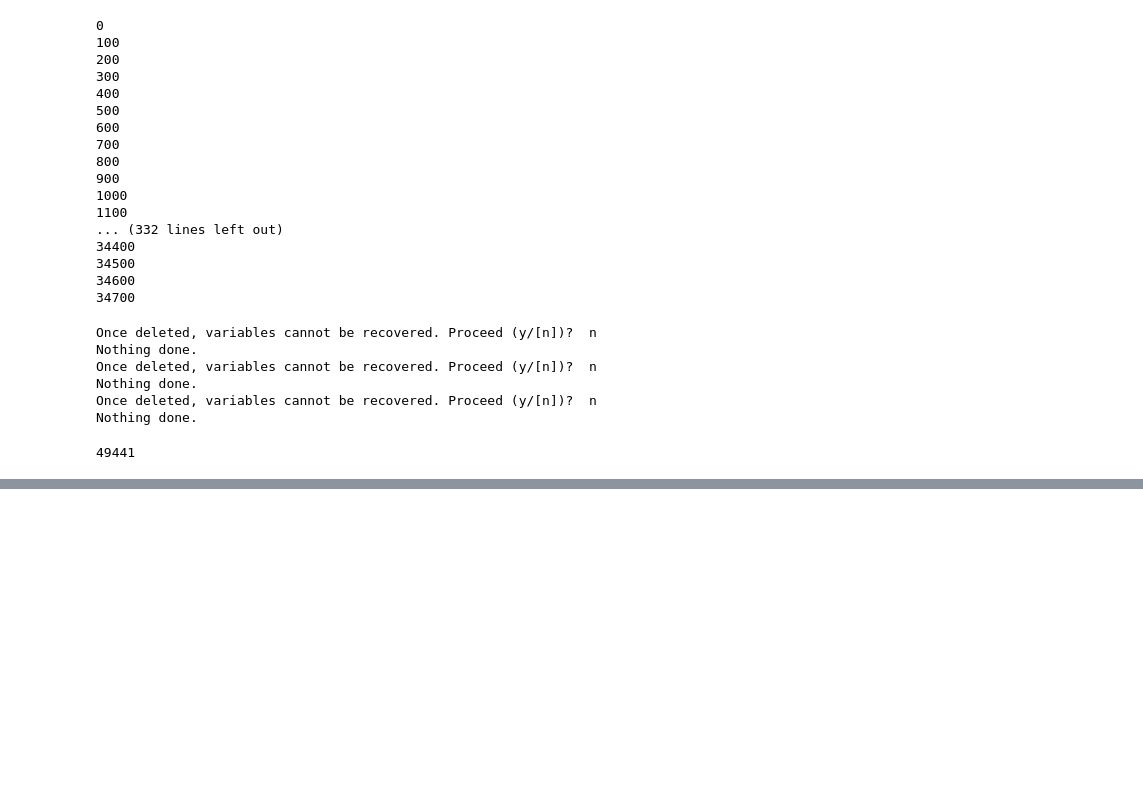
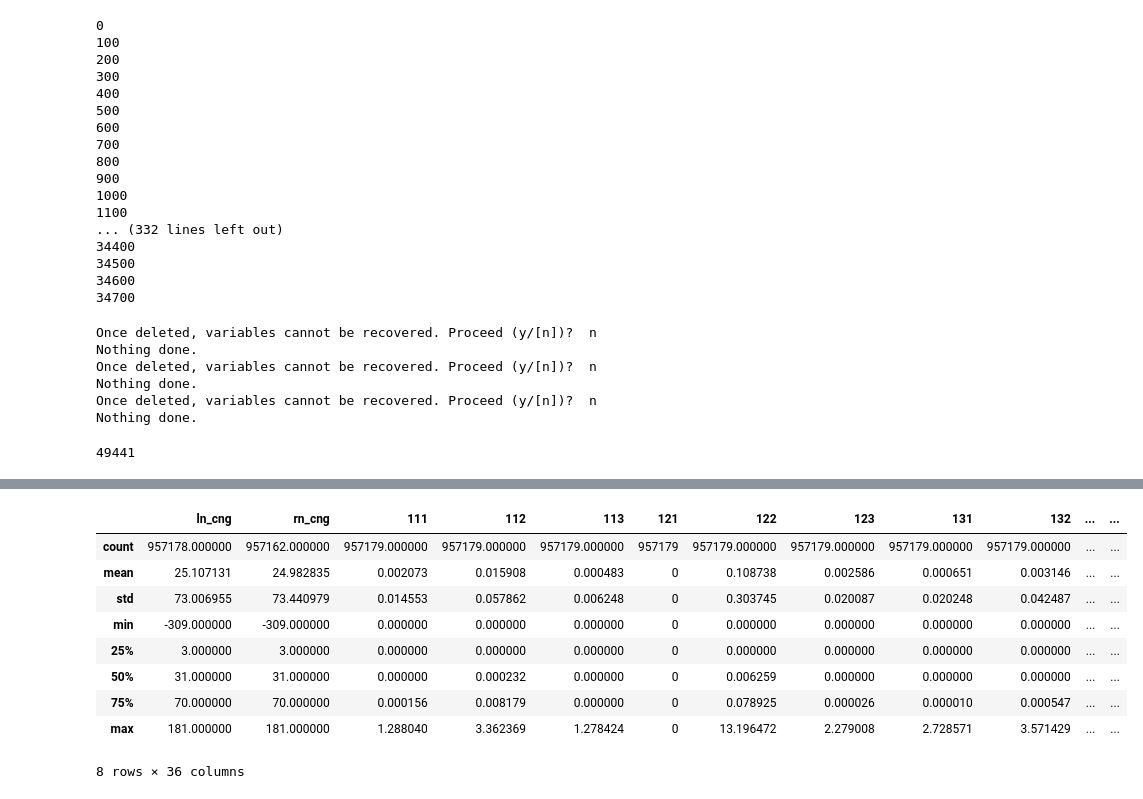
Before and after one commit to bsantraigi/Sanskrit-Segmentation, a Jupyter notebook: test101.ipynb, the cells around one changed output, grey strips where cells are left out. Cells and saved outputs as stored; diff of their text form; code cells hidden in the pictures; blank space fills up the shorter version.

```diff
--- a/test101.ipynb
+++ b/test101.ipynb
@@ -317,0 +319,15 @@ np.sum(allAcc >= 100)/allAcc.shape[0]
+# %%
+df_spath_data = pd.read_csv('pcrw_temp.csv')
+# %%
+df_spath_data.describe()
+# %% [output]
+|  | ln_cng | rn_cng | 111 | 112 | 113 | 121 | 122 | 123 | 131 | 132 | ... | ... |
+| count | 957178.000000 | 957162.000000 | 957179.000000 | 957179.000000 | 957179.000000 | 957179 | 957179.000000 | 957179.000000 | 957179.000000 | 957179.000000 | ... | ... |
+| mean | 25.107131 | 24.982835 | 0.002073 | 0.015908 | 0.000483 | 0 | 0.108738 | 0.002586 | 0.000651 | 0.003146 | ... | ... |
+| std | 73.006955 | 73.440979 | 0.014553 | 0.057862 | 0.006248 | 0 | 0.303745 | 0.020087 | 0.020248 | 0.042487 | ... | ... |
+| min | -309.000000 | -309.000000 | 0.000000 | 0.000000 | 0.000000 | 0 | 0.000000 | 0.000000 | 0.000000 | 0.000000 | ... | ... |
+| 25% | 3.000000 | 3.000000 | 0.000000 | 0.000000 | 0.000000 | 0 | 0.000000 | 0.000000 | 0.000000 | 0.000000 | ... | ... |
+| 50% | 31.000000 | 31.000000 | 0.000000 | 0.000232 | 0.000000 | 0 | 0.006259 | 0.000000 | 0.000000 | 0.000000 | ... | ... |
+| 75% | 70.000000 | 70.000000 | 0.000156 | 0.008179 | 0.000000 | 0 | 0.078925 | 0.000026 | 0.000010 | 0.000547 | ... | ... |
+| max | 181.000000 | 181.000000 | 1.288040 | 3.362369 | 1.278424 | 0 | 13.196472 | 2.279008 | 2.728571 | 3.571429 | ... | ... |
+8 rows × 36 columns
```
Also changed, not shown: parts of 2 cells of this notebook, 1 other file.
